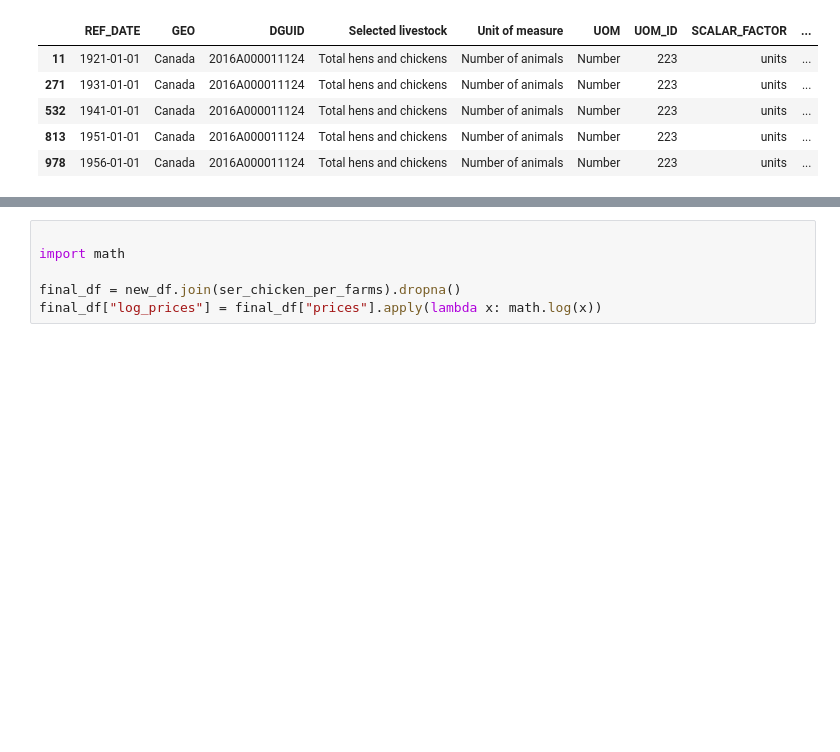
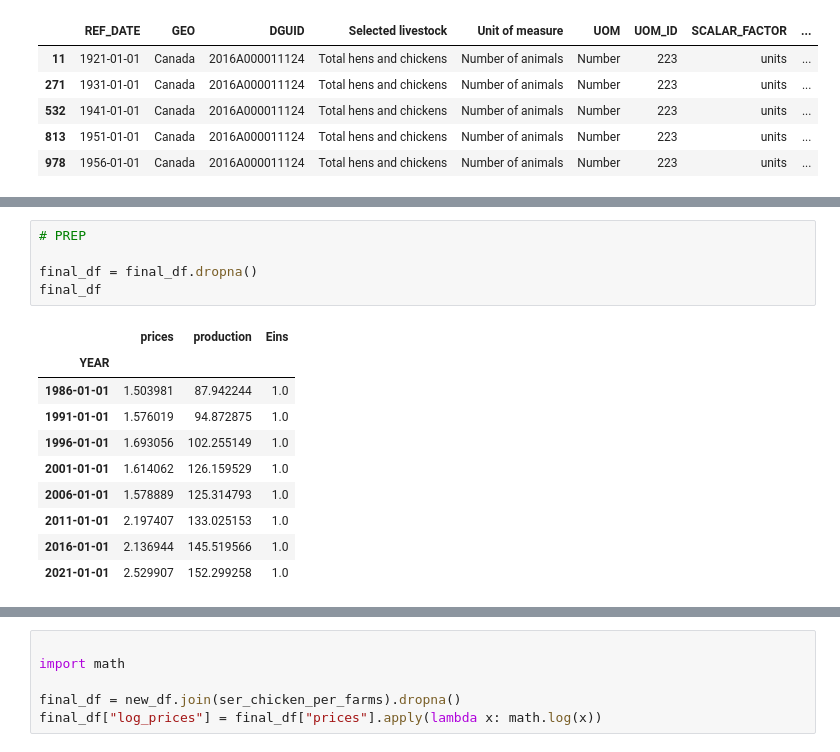
Before and after one commit to davjfish/WatspeedFoundationsGroupProject, a Jupyter notebook: AnalysisChickenMeat.ipynb, the cells around one changed output, grey strips where cells are left out. Saved outputs shown, nothing was run; the diff lists cells and outputs as text; blank space fills up the shorter version.

```diff
--- a/AnalysisChickenMeat.ipynb
+++ b/AnalysisChickenMeat.ipynb
@@ -309 +263,17 @@ final_df
+# %%
+# PREP
+
+final_df = final_df.dropna()
+final_df
+# %% [output]
+|  | prices | production | Eins |
+| YEAR |  |  |  |
+| 1986-01-01 | 1.503981 | 87.942244 | 1.0 |
+| 1991-01-01 | 1.576019 | 94.872875 | 1.0 |
+| 1996-01-01 | 1.693056 | 102.255149 | 1.0 |
+| 2001-01-01 | 1.614062 | 126.159529 | 1.0 |
+| 2006-01-01 | 1.578889 | 125.314793 | 1.0 |
+| 2011-01-01 | 2.197407 | 133.025153 | 1.0 |
+| 2016-01-01 | 2.136944 | 145.519566 | 1.0 |
+| 2021-01-01 | 2.529907 | 152.299258 | 1.0 |
 # %%
```
Also changed, not shown: parts of 15 cells of this notebook, 1 other file.
